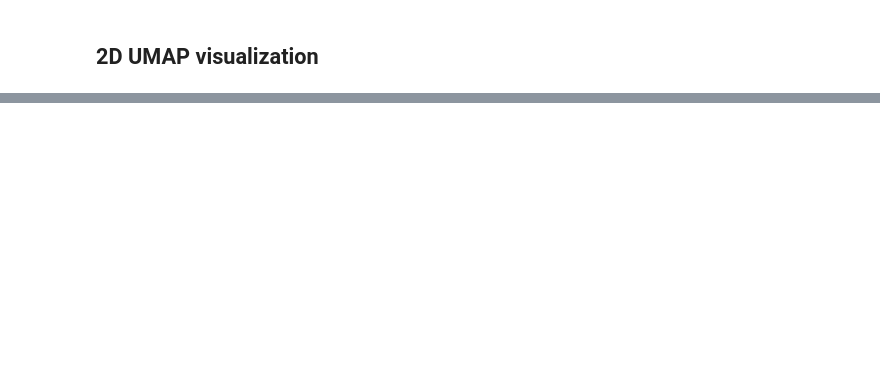
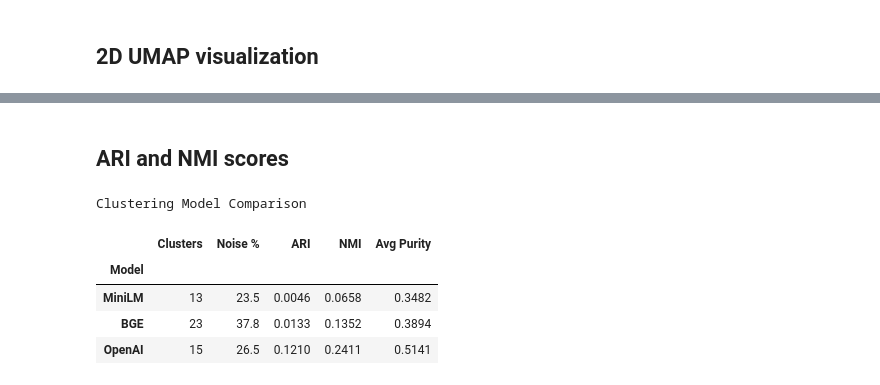
Before and after one commit to Jaee7777/NLP, a Jupyter notebook: hw4/hw4_oh.ipynb, the cells around one changed output, grey strips where cells are left out. Saved outputs shown, nothing was run; the diff lists cells and outputs as text; code cells hidden in the pictures; blank space fills up the shorter version.

```diff
--- a/hw4/hw4_oh.ipynb
+++ b/hw4/hw4_oh.ipynb
@@ -460,0 +606,56 @@ Done in 0.9s — output shape: (596, 2)
+# %% [markdown]
+## ARI and NMI scores
+# %%
+from sklearn.metrics import adjusted_rand_score, normalized_mutual_info_score
+
+def evaluate_clustering(pred_labels, true_labels, model_name):
+    mask         = (pred_labels != -1) & ~pd.isna(true_labels)
+    pred_clean   = pred_labels[mask]
+    true_clean   = true_labels[mask]
+
+    n_clusters   = len(set(pred_labels)) - (1 if -1 in pred_labels else 0)
+    noise_pct    = (pred_labels == -1).sum() / len(pred_labels) * 100
+    ari          = adjusted_rand_score(true_clean, pred_clean)
+    nmi          = normalized_mutual_info_score(true_clean, pred_clean)
+    ct           = pd.crosstab(pred_clean, true_clean, normalize='index')
+    avg_purity   = ct.max(axis=1).mean()
+
+    return {
+        'Model':      model_name,
+        'Clusters':   n_clusters,
+        'Noise %':    round(noise_pct, 1),
+        'ARI':        round(ari, 4),
+        'NMI':        round(nmi, 4),
+        'Avg Purity': round(avg_purity, 4),
+    }
+
+true_labels = df['manual_label_final'].values
+
+rows = [
+    evaluate_clustering(mini_labels,   true_labels, 'MiniLM'),
+    evaluate_clustering(bge_labels,    true_labels, 'BGE'),
+    evaluate_clustering(openai_labels, true_labels, 'OpenAI'),
+]
+
+comparison_df = pd.DataFrame(rows).set_index('Model')
+
+def highlight_best(col):
+    lower_is_better = col.name == 'Noise %'
+    best = col.min() if lower_is_better else col.max()
+    return ['border: 2px solid #cc0000' if v == best else '' for v in col]
+
+comparison_df.style \
+    .apply(highlight_best) \
+    .format({'Noise %': '{:.1f}', 'ARI': '{:.4f}', 'NMI': '{:.4f}', 'Avg Purity': '{:.4f}'}) \
+    .set_caption("Clustering Model Comparison") \
+    .set_table_styles([{
+        'selector': 'caption',
+        'props': [('font-size', '14px'), ('font-weight', 'bold'), ('padding', '8px')]
+    }])
+# %% [output]
+Clustering Model Comparison
+|  | Clusters | Noise % | ARI | NMI | Avg Purity |
+| Model |  |  |  |  |  |
+| MiniLM | 13 | 23.5 | 0.0046 | 0.0658 | 0.3482 |
+| BGE | 23 | 37.8 | 0.0133 | 0.1352 | 0.3894 |
+| OpenAI | 15 | 26.5 | 0.1210 | 0.2411 | 0.5141 |
```
Also changed, not shown: parts of 18 cells of this notebook, 8 other files.
